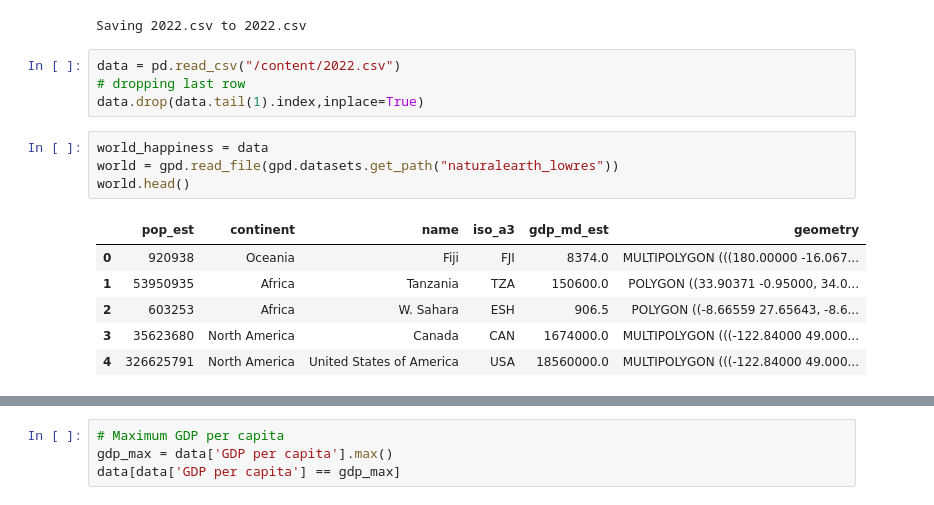
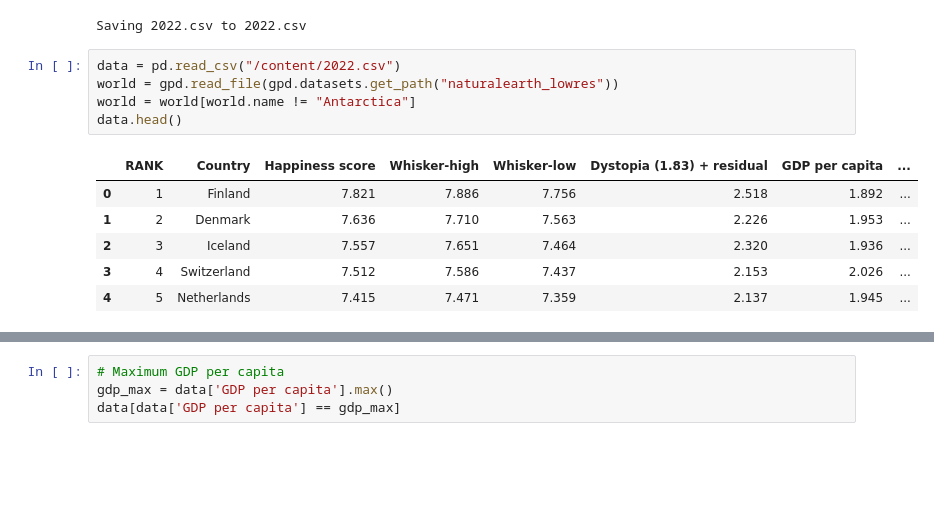
Before and after one commit to johnnyclayton/beginner_projects, a Jupyter notebook: Happiness_Report.ipynb, the cells around one changed output, grey strips where cells are left out. Drawn from its saved outputs; the diff is of its cells as text; blank space fills up the shorter version.

```diff
--- a/Happiness_Report.ipynb
+++ b/Happiness_Report.ipynb
@@ -15,19 +15,16 @@ uploaded = files.upload()
 # %% [output]
 [interactive output not drawn]
 Saving 2022.csv to 2022.csv
-# %%
-data = pd.read_csv("/content/2022.csv")
-# dropping last row
-data.drop(data.tail(1).index,inplace=True)
 # %%
-world_happiness = data
+data = pd.read_csv("/content/2022.csv")
 world = gpd.read_file(gpd.datasets.get_path("naturalearth_lowres"))
-world.head()
+world = world[world.name != "Antarctica"]
+data.head()
 # %% [output]
-|  | pop_est | continent | name | iso_a3 | gdp_md_est | geometry |
-| 0 | 920938 | Oceania | Fiji | FJI | 8374.0 | MULTIPOLYGON (((180.00000 -16.067... |
-| 1 | 53950935 | Africa | Tanzania | TZA | 150600.0 | POLYGON ((33.90371 -0.95000, 34.0... |
-| 2 | 603253 | Africa | W. Sahara | ESH | 906.5 | POLYGON ((-8.66559 27.65643, -8.6... |
-| 3 | 35623680 | North America | Canada | CAN | 1674000.0 | MULTIPOLYGON (((-122.84000 49.000... |
-| 4 | 326625791 | North America | United States of America | USA | 18560000.0 | MULTIPOLYGON (((-122.84000 49.000... |
+|  | RANK | Country | Happiness score | Whisker-high | Whisker-low | Dystopia (1.83) + residual | GDP per capita | ... |
+| 0 | 1 | Finland | 7.821 | 7.886 | 7.756 | 2.518 | 1.892 | ... |
+| 1 | 2 | Denmark | 7.636 | 7.710 | 7.563 | 2.226 | 1.953 | ... |
+| 2 | 3 | Iceland | 7.557 | 7.651 | 7.464 | 2.320 | 1.936 | ... |
+| 3 | 4 | Switzerland | 7.512 | 7.586 | 7.437 | 2.153 | 2.026 | ... |
+| 4 | 5 | Netherlands | 7.415 | 7.471 | 7.359 | 2.137 | 1.945 | ... |
 # %%
```
Also changed, not shown: parts of 2 cells of this notebook.
